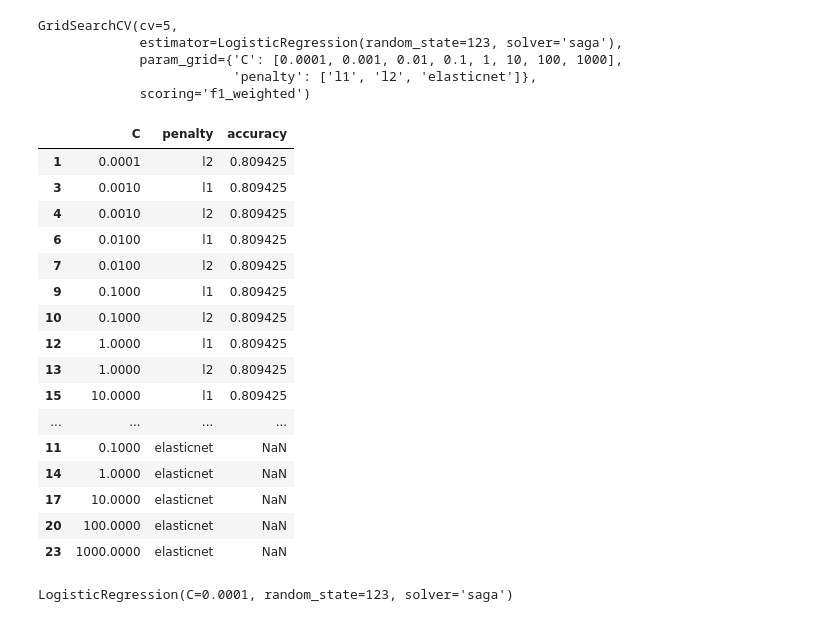
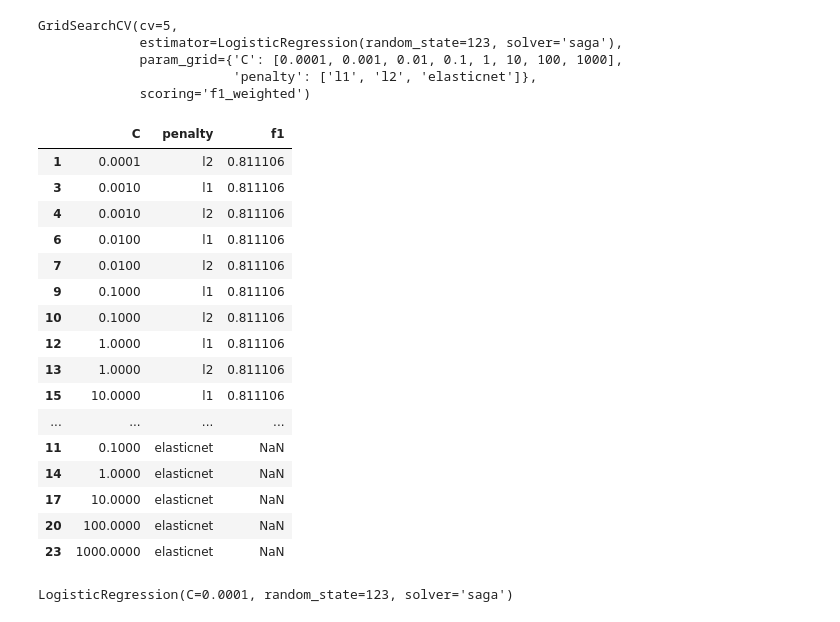
Before and after one commit to Tomaslopera/Scientific_Computing, a Jupyter notebook: Clasificacion/CasoEvaluativo_Clasificacion.ipynb, the cells around one changed output. Saved outputs shown, nothing was run; the diff lists cells and outputs as text; code cells hidden in the pictures.

```diff
--- a/Clasificacion/CasoEvaluativo_Clasificacion.ipynb
+++ b/Clasificacion/CasoEvaluativo_Clasificacion.ipynb
@@ -306,11 +306,11 @@ from sklearn.pipeline import Pipeline
 num_col = X.select_dtypes(include=['int64', 'float64']).columns
 cat_col = X.select_dtypes(include='object').columns
 
-
 preprocessor = ColumnTransformer(transformers=[
     ('num', MinMaxScaler(), num_col),
-    ('cat', OneHotEncoder(sparse_output=True), cat_col)],
-    remainder='passthrough'
+    ('cat', OneHotEncoder(sparse_output=True, handle_unknown="ignore"), cat_col)],
+    remainder='passthrough',
+    sparse_threshold=0.0
 )
 
 preprocessor
@@ -324,7 +324,7 @@ ColumnTransformer(remainder='passthrough',
 X_pre = preprocessor.fit_transform(X)
 cod_cat = preprocessor.named_transformers_['cat'].get_feature_names_out(cat_col)
 labels = np.concatenate((num_col, cod_cat))
-X_pro = pd.DataFrame.sparse.from_spmatrix(X_pre, columns=labels)
+X_pro = pd.DataFrame(X_pre, columns=labels)
 X_pro
 # %% [output]
 |  | Payload_Size | Intrusion | Request_Type_DNS | Request_Type_FTP | Request_Type_HTTP | Request_Type_HTTPS | ... |
@@ -390,21 +390,21 @@ GridSearchCV(cv=5,
              scoring='f1_weighted')
 # %%
 validation = pd.concat([pd.DataFrame(clf_1.cv_results_['params']),
-                        pd.DataFrame(clf_1.cv_results_['mean_test_score'], columns=['accuracy'])],
+                        pd.DataFrame(clf_1.cv_results_['mean_test_score'], columns=['f1'])],
                        axis=1)
-validation.sort_values(by='accuracy', ascending=False)
+validation.sort_values(by='f1', ascending=False)
 # %% [output]
-|  | C | penalty | accuracy |
-| 1 | 0.0001 | l2 | 0.809425 |
-| 3 | 0.0010 | l1 | 0.809425 |
-| 4 | 0.0010 | l2 | 0.809425 |
-| 6 | 0.0100 | l1 | 0.809425 |
-| 7 | 0.0100 | l2 | 0.809425 |
-| 9 | 0.1000 | l1 | 0.809425 |
-| 10 | 0.1000 | l2 | 0.809425 |
-| 12 | 1.0000 | l1 | 0.809425 |
-| 13 | 1.0000 | l2 | 0.809425 |
-| 15 | 10.0000 | l1 | 0.809425 |
+|  | C | penalty | f1 |
+| 1 | 0.0001 | l2 | 0.811106 |
+| 3 | 0.0010 | l1 | 0.811106 |
+| 4 | 0.0010 | l2 | 0.811106 |
+| 6 | 0.0100 | l1 | 0.811106 |
+| 7 | 0.0100 | l2 | 0.811106 |
+| 9 | 0.1000 | l1 | 0.811106 |
+| 10 | 0.1000 | l2 | 0.811106 |
+| 12 | 1.0000 | l1 | 0.811106 |
+| 13 | 1.0000 | l2 | 0.811106 |
+| 15 | 10.0000 | l1 | 0.811106 |
 | ... | ... | ... | ... |
 | 11 | 0.1000 | elasticnet | NaN |
 | 14 | 1.0000 | elasticnet | NaN |
```
Also changed, not shown: parts of 15 cells of this notebook.
